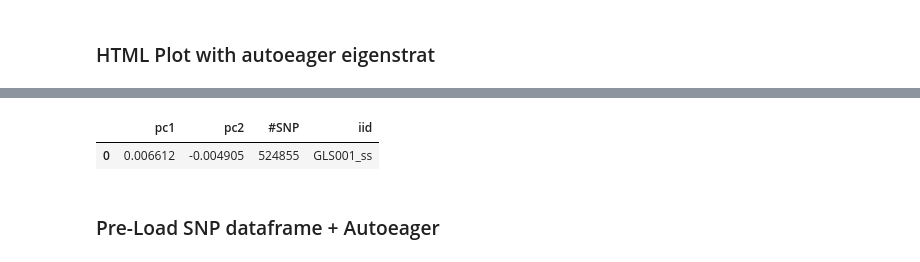
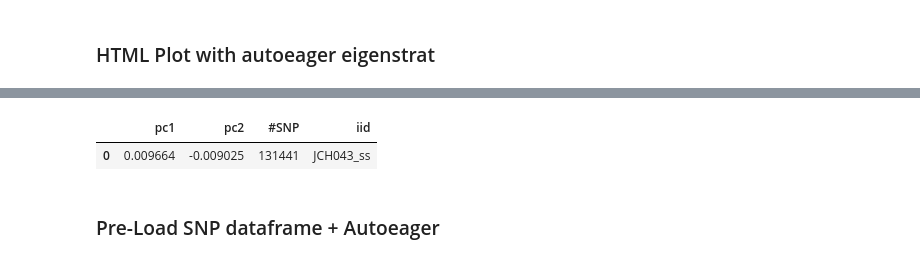
Before and after one commit to hringbauer/projectPCA, a Jupyter notebook: notebooks/proj_es.ipynb, the cells around one changed output, grey strips where cells are left out. Cells and saved outputs as stored; diff of their text form; code cells hidden in the pictures.

```diff
--- a/notebooks/proj_es.ipynb
+++ b/notebooks/proj_es.ipynb
@@ -66,8 +66,9 @@ Wall time: 8.56 s
 ### HTML Plot with autoeager eigenstrat
 # %%
 %%time
-df_proj = project_eigenstrat(es_path="/mnt/archgen/Autorun_eager/eager_outputs/RP/GLS/GLS001/genotyping/pileupcaller.single",
-                   pca="HO", es_type="autoeager", fig_path='./figs/GLS001.html')
+df_proj = project_eigenstrat(es_path="/mnt/archgen/Autorun_eager/eager_outputs/TF/JCH/JCH043/genotyping/pileupcaller.single",
+                             plot=['pc2', 'pc1'],
+                   pca="EU", es_type="autoeager", fig_path='./figs/JCH043_joscha.html')
 df_proj
 # %% [output]
 3 Eigenstrat Files with 1 Individuals and 1233013 SNPs
@@ -78,5 +79,5 @@ Wall time: 7.1 s
 |  | pc1 | pc2 | #SNP | iid |
-| 0 | 0.006612 | -0.004905 | 524855 | GLS001_ss |
+| 0 | 0.009664 | -0.009025 | 131441 | JCH043_ss |
 # %% [markdown]
 ### Pre-Load SNP dataframe + Autoeager
 # %%
```
Also changed, not shown: parts of 2 cells of this notebook, 1 other file.
